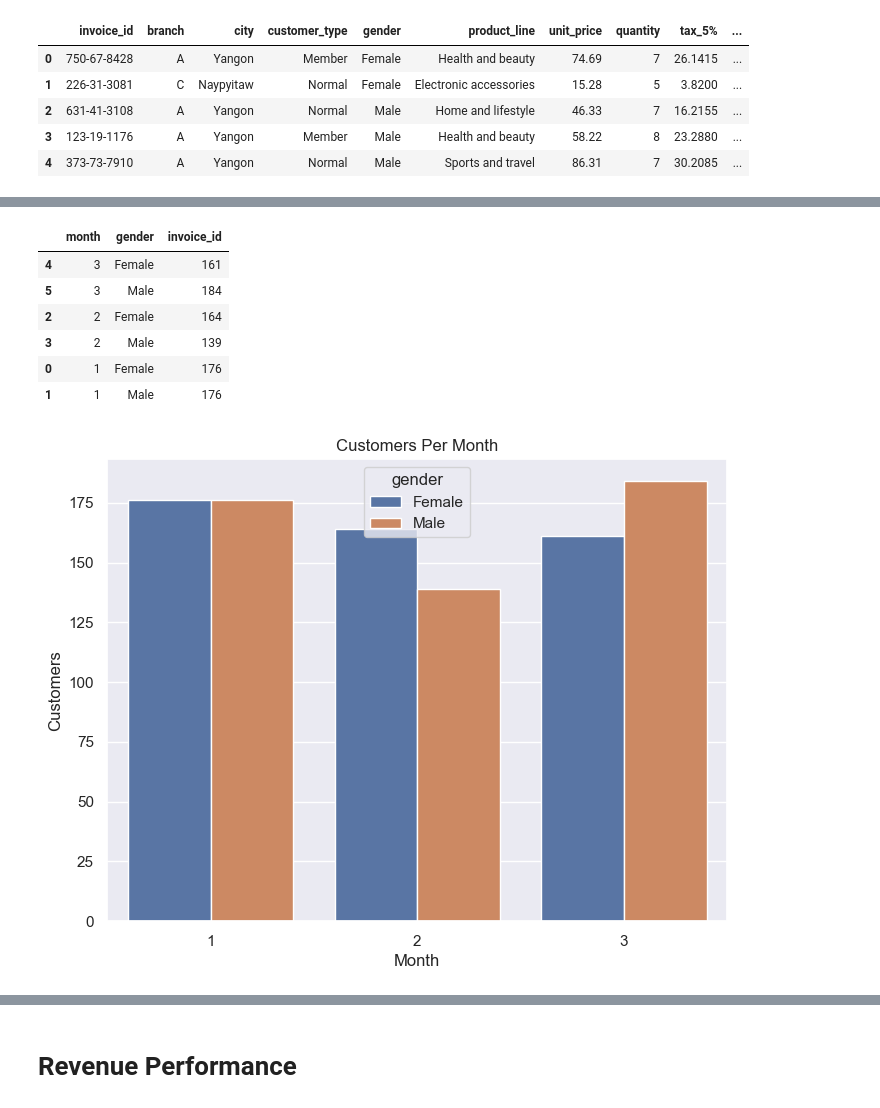
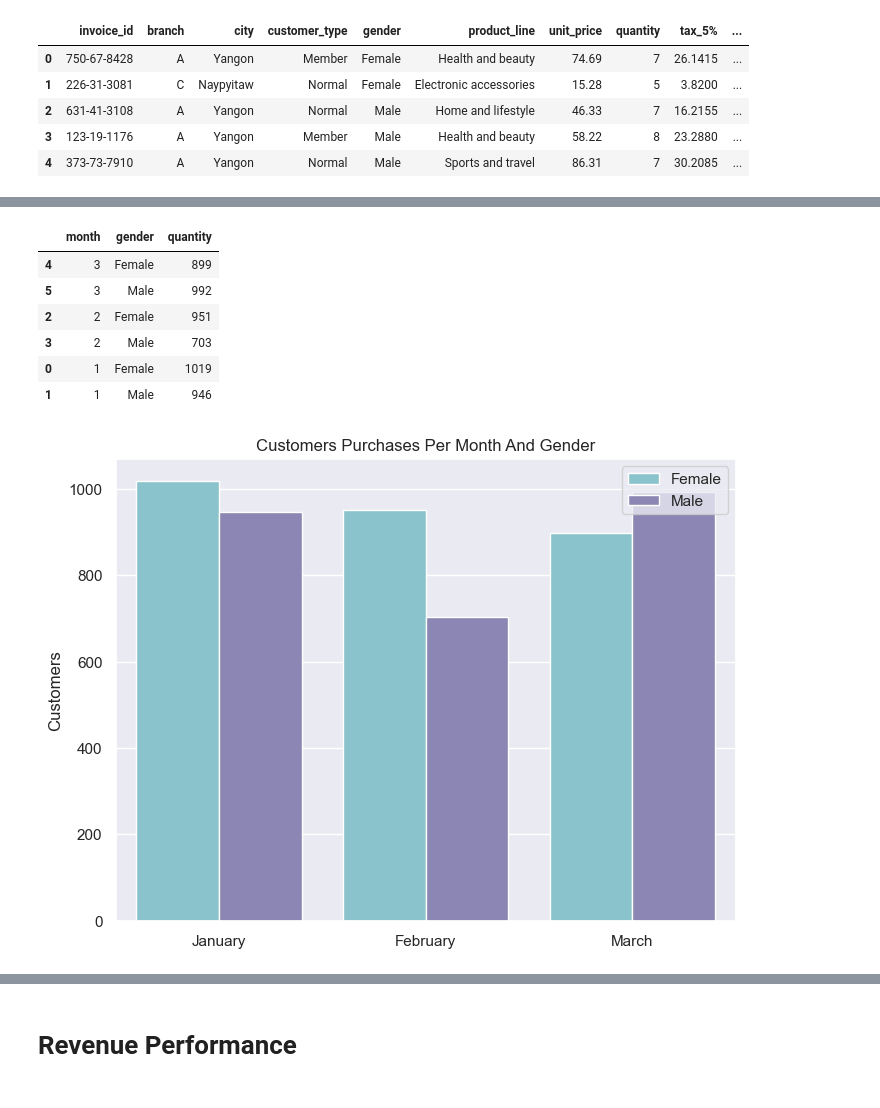
Before and after one commit to PPJQ/StoreAnalysis, a Jupyter notebook: StoreAnalysis.ipynb, the cells around one changed output, grey strips where cells are left out. Saved outputs shown, nothing was run; the diff lists cells and outputs as text; code cells hidden in the pictures.

```diff
--- a/StoreAnalysis.ipynb
+++ b/StoreAnalysis.ipynb
@@ -396,8 +462,7 @@ product_line_per_customer_type
 # %%
 # Creating of the chart of the results of customer gender and product line
 plt.figure(figsize=(10,6))
-sns.set_theme()
-sns.barplot(data=product_line_per_customer_type, x='product_line', y='quantity', hue='customer_type')
+sns.barplot(data=product_line_per_customer_type, x='product_line', y='quantity', hue='customer_type', palette=['#7FCBD7', '#857EBB'])
 plt.title("Product Line tendency per Customer Type")
 plt.xlabel("Product Line")
 plt.ylabel("Quantity")
@@ -438,9 +497,8 @@ df.head()
 # %%
 # Creating of the chart of the behavior per date
 plt.figure(figsize=(10,6))
-sns.set_theme()
-sns.histplot(data=df, x='date', hue='gender',bins=30, kde=True)
-plt.title('Customers Gender Behavior')
+sns.histplot(data=df, x='date', hue='gender',bins=30, kde=True, palette=['#7FCBD7', '#857EBB'])
+plt.title('Customers Purchases Per Gender')
 plt.xlabel('Date')
 plt.ylabel('Customers')
 plt.xticks(rotation = 45)
@@ -450,9 +508,8 @@ plt.show()
 # %%
 # Creating of the chart of the behavior
 plt.figure(figsize=(10,6))
-sns.set_theme()
-sns.histplot(data=df, x='day', hue='gender',bins=30, kde=True)
-plt.title('Customers Behavior')
+sns.histplot(data=df, x='day', hue='gender',bins=30, kde=True, palette=['#7FCBD7', '#857EBB'])
+plt.title('Customers Purchases Per Day')
 plt.xlabel('Day')
 plt.ylabel('Customers')
 plt.show()
@@ -461,27 +518,28 @@ plt.show()
 # %%
 # Grouping per month and per gender
-customer_per_date = df.groupby(['month', 'gender'], as_index=False).agg({'invoice_id': 'count'}).sort_values(by='month', ascending=False)
+customer_per_date = df.groupby(['month', 'gender'], as_index=False).agg({'quantity': 'sum'}).sort_values(by='month', ascending=False)
 
 customer_per_date.head(10)
 # %% [output]
-|  | month | gender | invoice_id |
-| 4 | 3 | Female | 161 |
-| 5 | 3 | Male | 184 |
-| 2 | 2 | Female | 164 |
-| 3 | 2 | Male | 139 |
-| 0 | 1 | Female | 176 |
-| 1 | 1 | Male | 176 |
+|  | month | gender | quantity |
+| 4 | 3 | Female | 899 |
+| 5 | 3 | Male | 992 |
+| 2 | 2 | Female | 951 |
+| 3 | 2 | Male | 703 |
+| 0 | 1 | Female | 1019 |
+| 1 | 1 | Male | 946 |
 # %%
 # Creating of the chart of the behavior per month
 plt.figure(figsize=(8,6))
-sns.set_theme()
-sns.barplot(data=customer_per_date, x='month', y='invoice_id', hue='gender')
-plt.title("Customers Per Month")
-plt.xlabel('Month')
+sns.barplot(data=customer_per_date, x='month', y='quantity', hue='gender', palette=['#7FCBD7', '#857EBB'])
+plt.title("Customers Purchases Per Month And Gender")
+plt.xlabel("")
 plt.ylabel("Customers")
+plt.xticks([0,1,2],['January','February', 'March'])
+plt.legend(loc="best")
 plt.show()
 # %% [output]
-[figure, old version]
+[figure, new version]
 # %%
 # Creating of the chart of the behavior per date
 plt.figure(figsize=(10,6))
```
Also changed, not shown: parts of 33 cells of this notebook, 9 other files.
